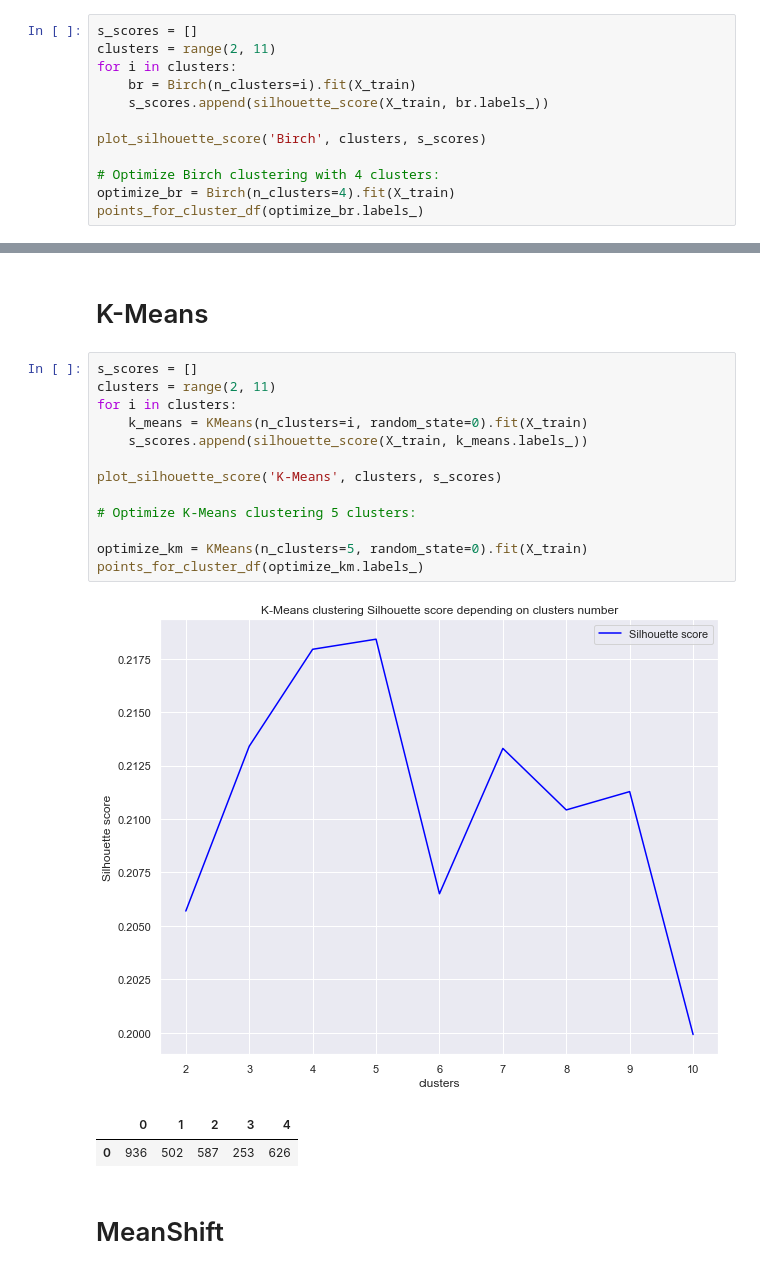
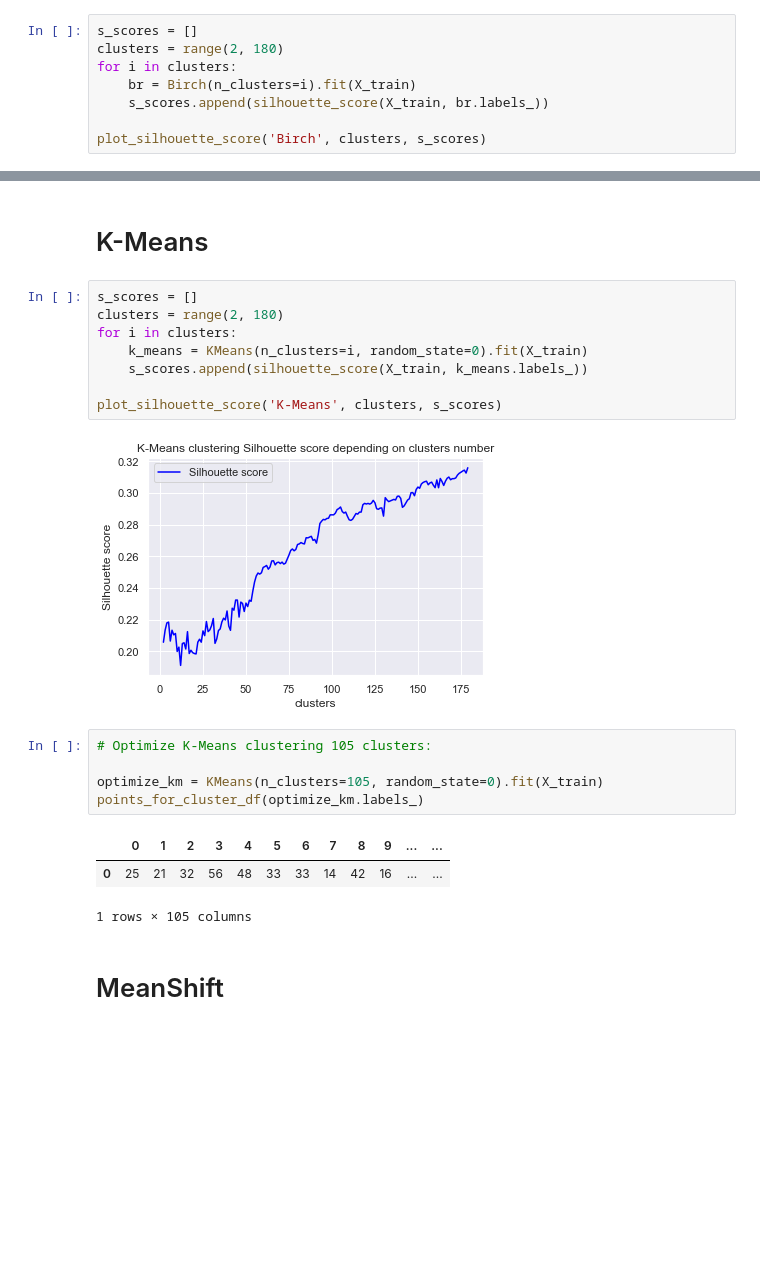
Before and after one commit to netanelGinish/AI_Introduction, a Jupyter notebook: Main Notebook.ipynb, the cells around one changed output, grey strips where cells are left out. Saved outputs shown, nothing was run; the diff lists cells and outputs as text; blank space fills up the shorter version.

```diff
--- a/Main Notebook.ipynb
+++ b/Main Notebook.ipynb
@@ -350,14 +361,10 @@ def plot_silhouette_score(clustering_method, clusters, s_scores):
 # BIRCH
 # %%
 s_scores = []
-clusters = range(2, 11)
+clusters = range(2, 180)
 for i in clusters:
     br = Birch(n_clusters=i).fit(X_train)
     s_scores.append(silhouette_score(X_train, br.labels_))
 
 plot_silhouette_score('Birch', clusters, s_scores)
-
-# Optimize Birch clustering with 4 clusters:
-optimize_br = Birch(n_clusters=4).fit(X_train)
-points_for_cluster_df(optimize_br.labels_)
 # %% [output]
@@ -368,21 +381,23 @@ points_for_cluster_df(optimize_br.labels_)
 # K-Means
 # %%
 s_scores = []
-clusters = range(2, 11)
+clusters = range(2, 180)
 for i in clusters:
     k_means = KMeans(n_clusters=i, random_state=0).fit(X_train)
     s_scores.append(silhouette_score(X_train, k_means.labels_))
 
 plot_silhouette_score('K-Means', clusters, s_scores)
-
-# Optimize K-Means clustering 5 clusters:
-
-optimize_km = KMeans(n_clusters=5, random_state=0).fit(X_train)
-points_for_cluster_df(optimize_km.labels_)
 # %% [output]
-[figure, old version]
+[figure, new version]
-|  | 0 | 1 | 2 | 3 | 4 |
-| 0 | 936 | 502 | 587 | 253 | 626 |
+# %%
+# Optimize K-Means clustering 105 clusters:
+
+optimize_km = KMeans(n_clusters=105, random_state=0).fit(X_train)
+points_for_cluster_df(optimize_km.labels_)
+# %% [output]
+|  | 0 | 1 | 2 | 3 | 4 | 5 | 6 | 7 | 8 | 9 | ... | ... |
+| 0 | 25 | 21 | 32 | 56 | 48 | 33 | 33 | 14 | 42 | 16 | ... | ... |
+1 rows × 105 columns
 # %% [markdown]
 # MeanShift
 # %%
```
Also changed, not shown: parts of 34 cells of this notebook.
